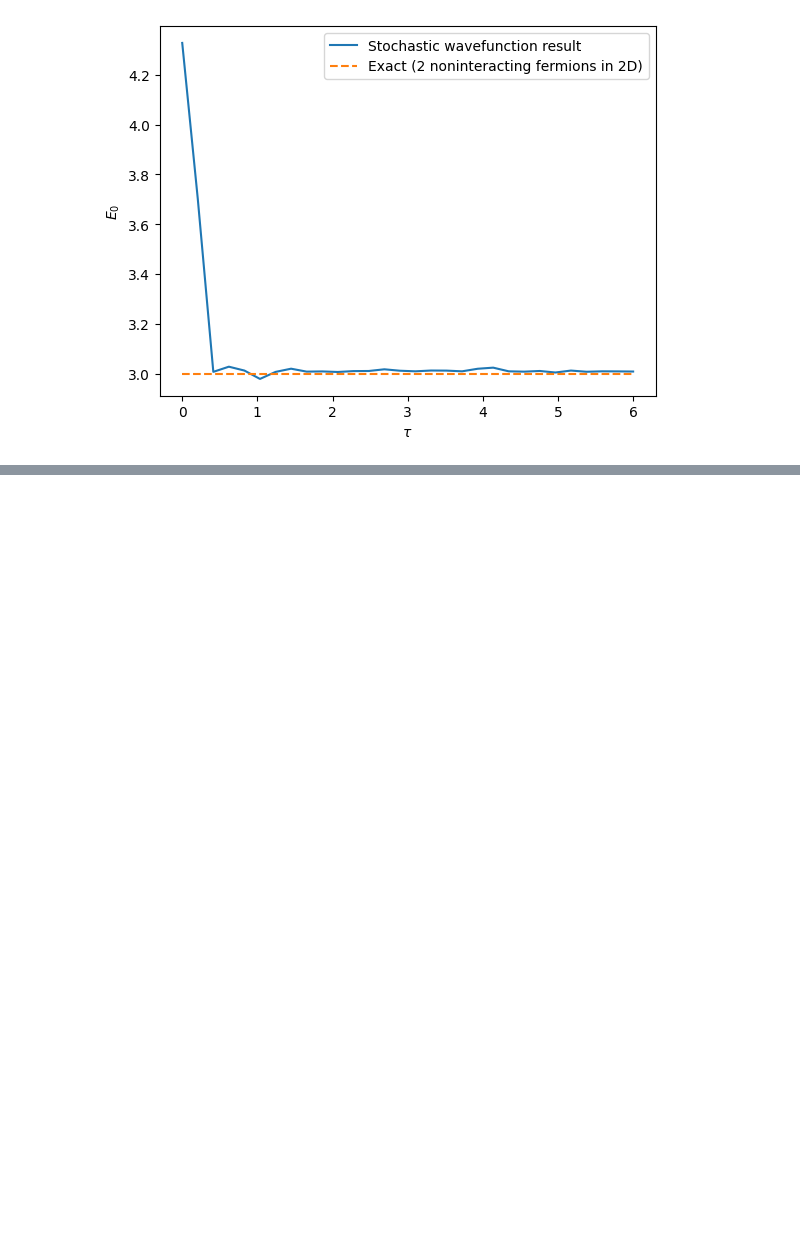
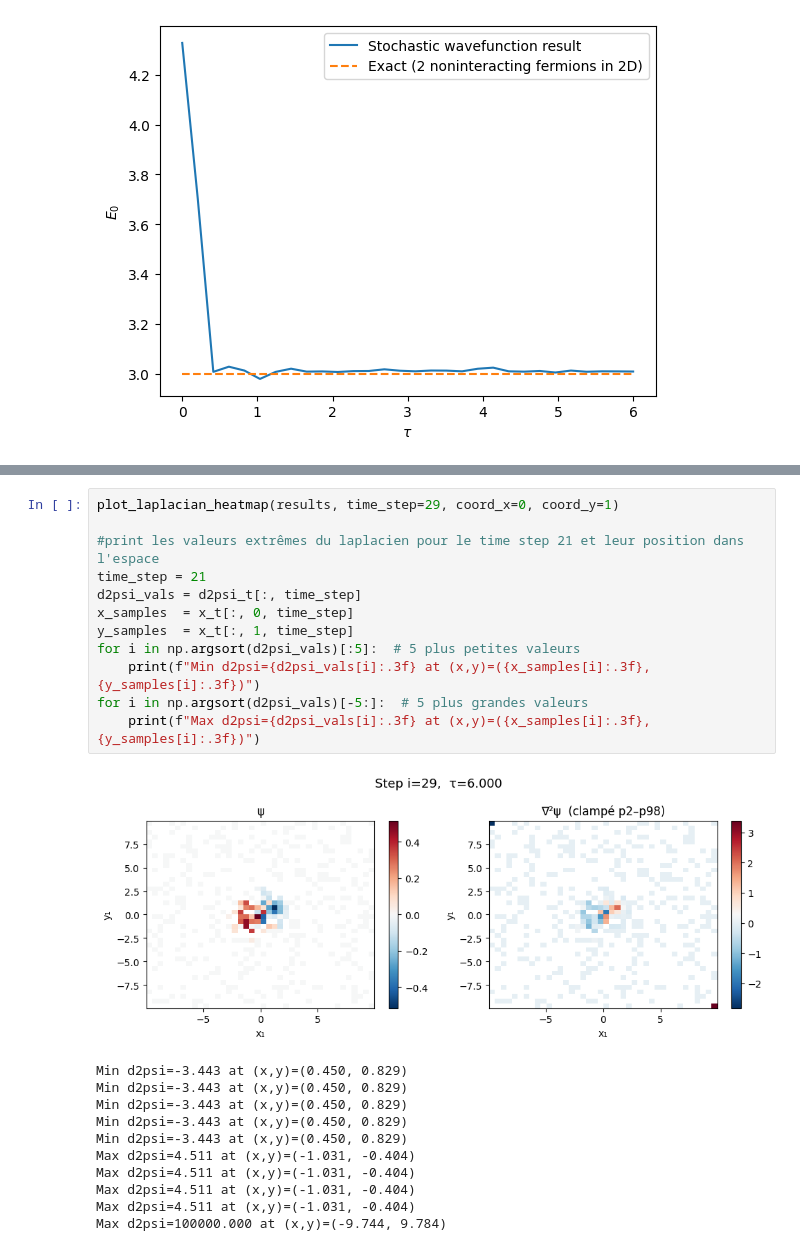
Before and after one commit to charlesbx2/ProjetML, a Jupyter notebook: Untitled-1.ipynb, the cells around one changed output, grey strips where cells are left out. Drawn from its saved outputs; the diff is of its cells as text; blank space fills up the shorter version.

Commit message:
correction stabilité laplacien

```diff
--- a/Untitled-1.ipynb
+++ b/Untitled-1.ipynb
@@ -155,0 +227,24 @@ plt.show()
+# %%
+plot_laplacian_heatmap(results, time_step=29, coord_x=0, coord_y=1)
+
+#print les valeurs extrêmes du laplacien pour le time step 21 et leur position dans l'espace
+time_step = 21
+d2psi_vals = d2psi_t[:, time_step]
+x_samples  = x_t[:, 0, time_step]
+y_samples  = x_t[:, 1, time_step]
+for i in np.argsort(d2psi_vals)[:5]:  # 5 plus petites valeurs
+    print(f"Min d2psi={d2psi_vals[i]:.3f} at (x,y)=({x_samples[i]:.3f}, {y_samples[i]:.3f})")
+for i in np.argsort(d2psi_vals)[-5:]:  # 5 plus grandes valeurs
+    print(f"Max d2psi={d2psi_vals[i]:.3f} at (x,y)=({x_samples[i]:.3f}, {y_samples[i]:.3f})")
+# %% [output]
+[figure, added]
+Min d2psi=-3.443 at (x,y)=(0.450, 0.829)
+Min d2psi=-3.443 at (x,y)=(0.450, 0.829)
+Min d2psi=-3.443 at (x,y)=(0.450, 0.829)
+Min d2psi=-3.443 at (x,y)=(0.450, 0.829)
+Min d2psi=-3.443 at (x,y)=(0.450, 0.829)
+Max d2psi=4.511 at (x,y)=(-1.031, -0.404)
+Max d2psi=4.511 at (x,y)=(-1.031, -0.404)
+Max d2psi=4.511 at (x,y)=(-1.031, -0.404)
+Max d2psi=4.511 at (x,y)=(-1.031, -0.404)
+Max d2psi=100000.000 at (x,y)=(-9.744, 9.784)
```
Also changed, not shown: parts of 6 cells of this notebook, 35 other files.
